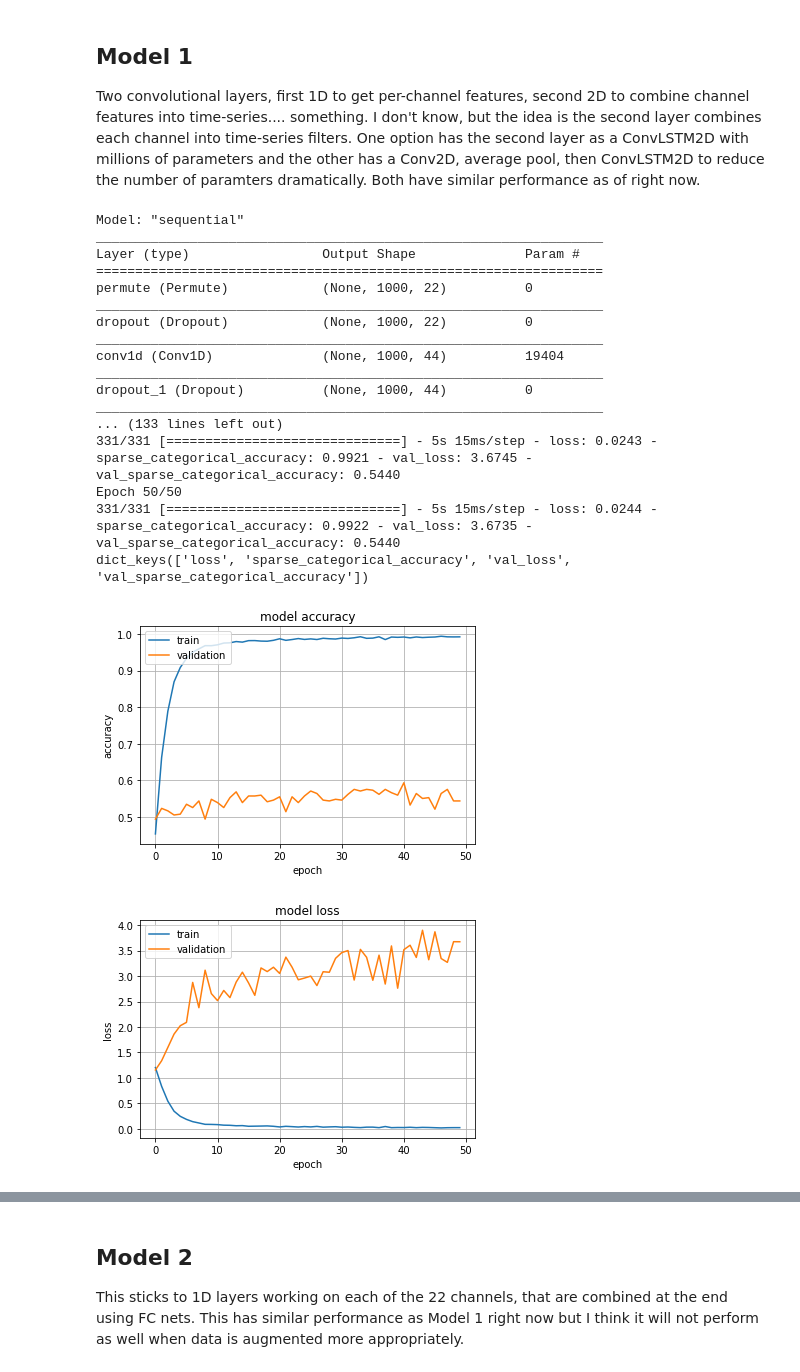
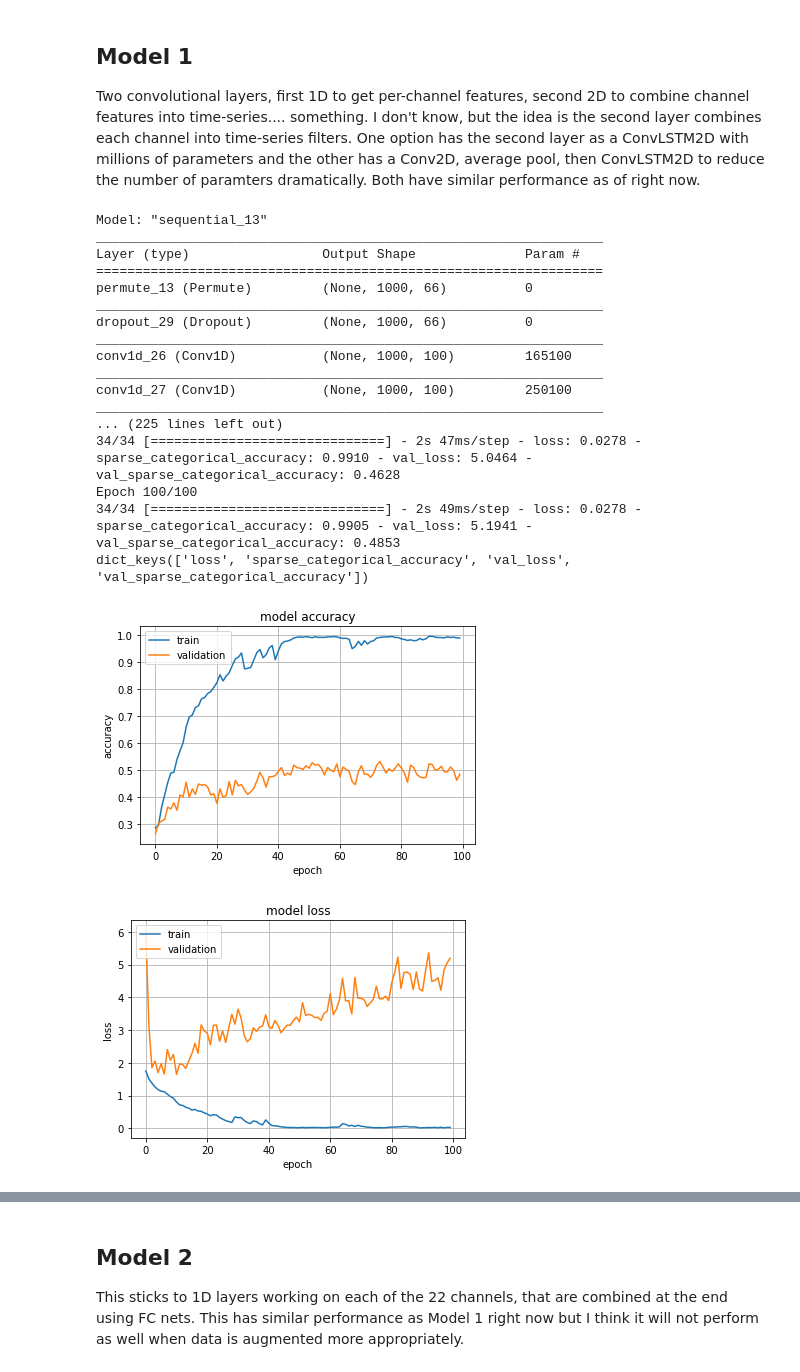
Before and after one commit to cmunozcortes/c247-final-project, a Jupyter notebook: src/CNN_Tweaked_Mark.ipynb, the cells around one changed output, grey strips where cells are left out. Cells and saved outputs as stored; diff of their text form; code cells hidden in the pictures.

Commit message:
Try data augmentation by tripling number of channels with beta and mu band filters. Didn't help

```diff
--- a/src/CNN_Tweaked_Mark.ipynb
+++ b/src/CNN_Tweaked_Mark.ipynb
@@ -75,7 +119,7 @@ X_train_valid_aug += noise
 Reference: https://www.tensorflow.org/tutorials/load_data/numpy
 # %%
 train_dataset = tf.data.Dataset.from_tensor_slices((X_train_valid_aug, y_train_valid_aug))
-test_dataset = tf.data.Dataset.from_tensor_slices((X_test, y_test))
+test_dataset = tf.data.Dataset.from_tensor_slices((X_test_aug, y_test_aug))
 
 print(train_dataset.element_spec)
 print(test_dataset.element_spec)
@@ -92,25 +136,24 @@ test_dataset = test_dataset.batch(BATCH_SIZE)
 ## Model 1
 Two convolutional layers, first 1D to get per-channel features, second 2D to combine channel features into time-series.... something. I don't know, but the idea is the second layer combines each channel into time-series filters. One option has the second layer as a ConvLSTM2D with millions of parameters and the other has a Conv2D, average pool, then ConvLSTM2D to reduce the number of paramters dramatically. Both have similar performance as of right now.
 # %%
-nfs = [44, 50, 10]
-conv_sizes = [20, (10, nfs[0]), (10, nfs[1])]
+n_ch = 22 * 3 # 22
+nfs = [100, 250, 10]
+conv_sizes = [25, (10, nfs[0]), (5, nfs[1])]
 pool_sizes = [20, 10]
 pool_strides = [5, 4]
 input_dropout = 0.0
-conv_dropout = 0.0
 fc_dropout = 0.5
 
 # Model init
 model = tf.keras.Sequential()
-model.add(layers.Permute((2, 1), input_shape=(22, 1000)))
-model.add(layers.Dropout(input_dropout, noise_shape=(1, 22)))
+model.add(layers.Permute((2, 1), input_shape=(n_ch, 1000)))
+model.add(layers.Dropout(input_dropout, noise_shape=(1, n_ch)))
 
 # Shape 1 - 1D
 model.add(layers.Conv1D(
     filters=nfs[0], kernel_size=conv_sizes[0],
     padding='same',
     activation='relu'))
-model.add(layers.Dropout(conv_dropout, noise_shape=(1, nfs[0])))
 model.add(layers.Conv1D(
     filters=nfs[0], kernel_size=conv_sizes[0],
     padding='same',
@@ -119,7 +162,6 @@ model.add(layers.AveragePooling1D(
     pool_size=pool_sizes[0], strides=pool_strides[0],
     padding='same'))
 model.add(layers.BatchNormalization())
-model.add(layers.Dropout(conv_dropout, noise_shape=(1, nfs[0])))
 
 # Shape 2 - 2D, option 1 Conv2D then LSTM
 model.add(layers.Reshape((1000//pool_strides[0], nfs[0], 1)))
@@ -127,15 +169,14 @@ model.add(layers.Conv2D(
     filters=nfs[1], kernel_size=conv_sizes[1],
     activation='relu'))
 model.add(layers.Reshape((191, nfs[1])))
-model.add(layers.Dropout(conv_dropout, noise_shape=(1, nfs[1])))
 model.add(layers.AveragePooling1D(
     pool_size=pool_sizes[1], strides=pool_strides[1],
     padding='same'))
 model.add(layers.BatchNormalization())
-model.add(layers.Reshape((1, 48, 50, 1)))
-model.add(layers.ConvLSTM2D(
-    filters=nfs[2], kernel_size=conv_sizes[2],
-    activation='relu'))
+model.add(layers.Reshape((1, 48, nfs[1], 1)))
+# model.add(layers.ConvLSTM2D(
+#     filters=nfs[2], kernel_size=conv_sizes[2],
+#     activation='relu'))
 
 # Shape 2 - 2D, option 2 with ConvLSTM2D
 # model.add(layers.Reshape((1, 200, 44, 1)))
@@ -153,7 +194,7 @@ model.add(layers.ConvLSTM2D(
 # FC layers
 model.add(layers.Flatten())
 model.add(layers.Dropout(fc_dropout))
-model.add(layers.Dense(20, activation='relu'))
+model.add(layers.Dense(40, activation='relu'))
 model.add(layers.Dense(4, activation='softmax'))
 
 model.summary()
@@ -168,7 +209,7 @@ model.compile(optimizer=tf.keras.optimizers.Adam(1e-3),
 history = model.fit(
     train_dataset,
     batch_size=128,
-    epochs=50,
+    epochs=100,
     validation_data=test_dataset,
     callbacks=[tensorboard_callback]
 )
@@ -179,41 +220,41 @@ print(history.history.keys())
 # summarize history for accuracy
 plt.plot(history.history['sparse_categorical_accuracy'])
 plt.plot(history.history['val_sparse_categorical_accuracy'])
 plt.title('model accuracy')
 plt.ylabel('accuracy')
 plt.xlabel('epoch')
 plt.legend(['train', 'validation'], loc='upper left')
 plt.grid()
 plt.show()
 # summarize history for loss
 plt.plot(history.history['loss'])
 plt.plot(history.history['val_loss'])
 plt.title('model loss')
 plt.ylabel('loss')
 plt.xlabel('epoch')
 plt.legend(['train', 'validation'], loc='upper left')
 plt.grid()
 plt.show()
 
 # Evaluate model on test dataset
 print(model.evaluate(test_dataset))
 # %% [output]
-Model: "sequential"
+Model: "sequential_13"
 _________________________________________________________________
 Layer (type)                 Output Shape              Param #
 =================================================================
-permute (Permute)            (None, 1000, 22)          0
+permute_13 (Permute)         (None, 1000, 66)          0
 _________________________________________________________________
-dropout (Dropout)            (None, 1000, 22)          0
+dropout_29 (Dropout)         (None, 1000, 66)          0
 _________________________________________________________________
-conv1d (Conv1D)              (None, 1000, 44)          19404
+conv1d_26 (Conv1D)           (None, 1000, 100)         165100
 _________________________________________________________________
-dropout_1 (Dropout)          (None, 1000, 44)          0
+conv1d_27 (Conv1D)           (None, 1000, 100)         250100
 _________________________________________________________________
-... (133 lines left out)
-331/331 [==============================] - 5s 15ms/step - loss: 0.0243 - sparse_categorical_accuracy: 0.9921 - val_loss: 3.6745 - val_sparse_categorical_accuracy: 0.5440
-Epoch 50/50
-331/331 [==============================] - 5s 15ms/step - loss: 0.0244 - sparse_categorical_accuracy: 0.9922 - val_loss: 3.6735 - val_sparse_categorical_accuracy: 0.5440
+... (225 lines left out)
+34/34 [==============================] - 2s 47ms/step - loss: 0.0278 - sparse_categorical_accuracy: 0.9910 - val_loss: 5.0464 - val_sparse_categorical_accuracy: 0.4628
+Epoch 100/100
+34/34 [==============================] - 2s 49ms/step - loss: 0.0278 - sparse_categorical_accuracy: 0.9905 - val_loss: 5.1941 - val_sparse_categorical_accuracy: 0.4853
 dict_keys(['loss', 'sparse_categorical_accuracy', 'val_loss', 'val_sparse_categorical_accuracy'])
-[figure, old version]
+[figure, new version]
-[figure, old version]
+[figure, new version]
```
Also changed, not shown: parts of 10 cells of this notebook.
